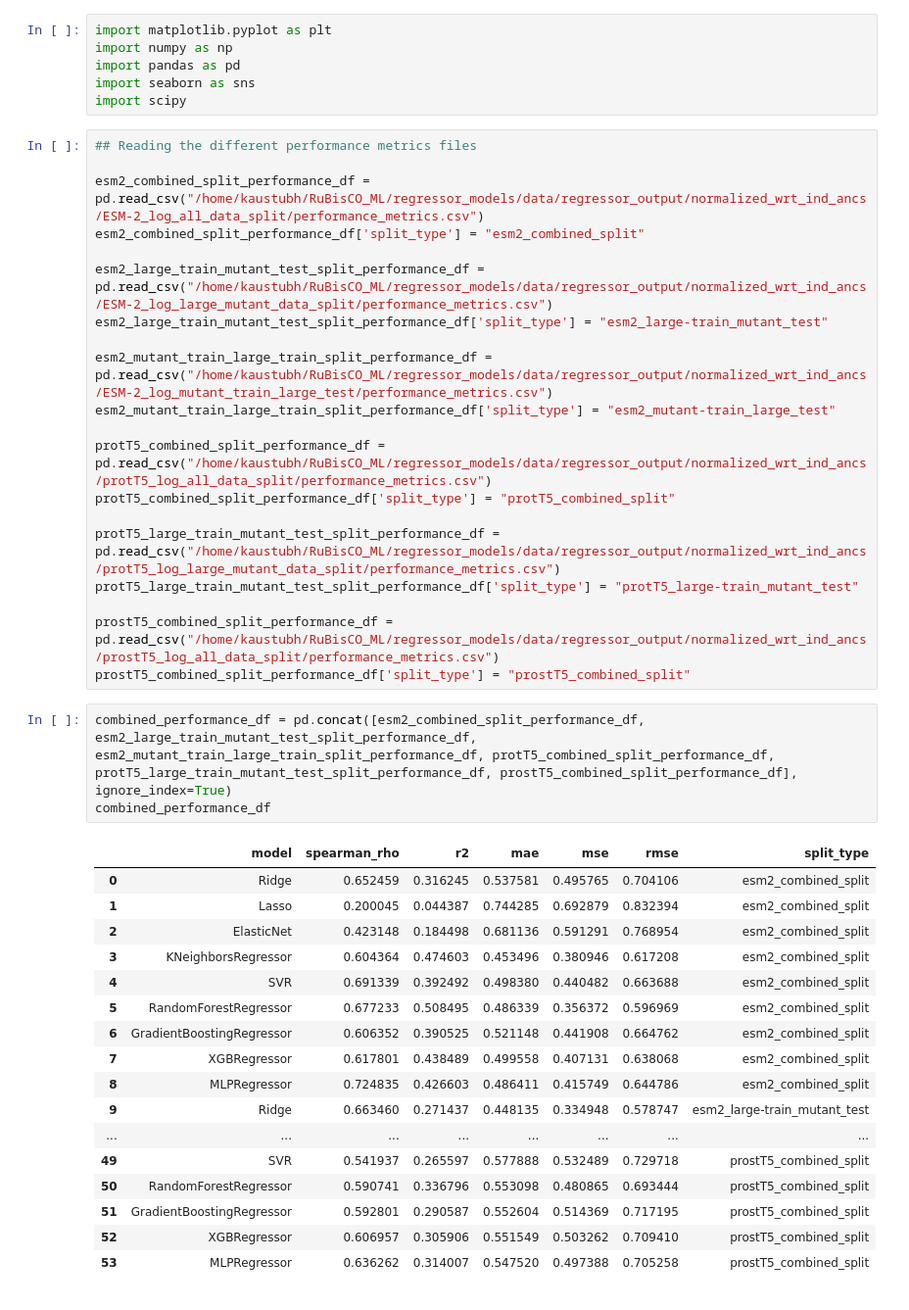
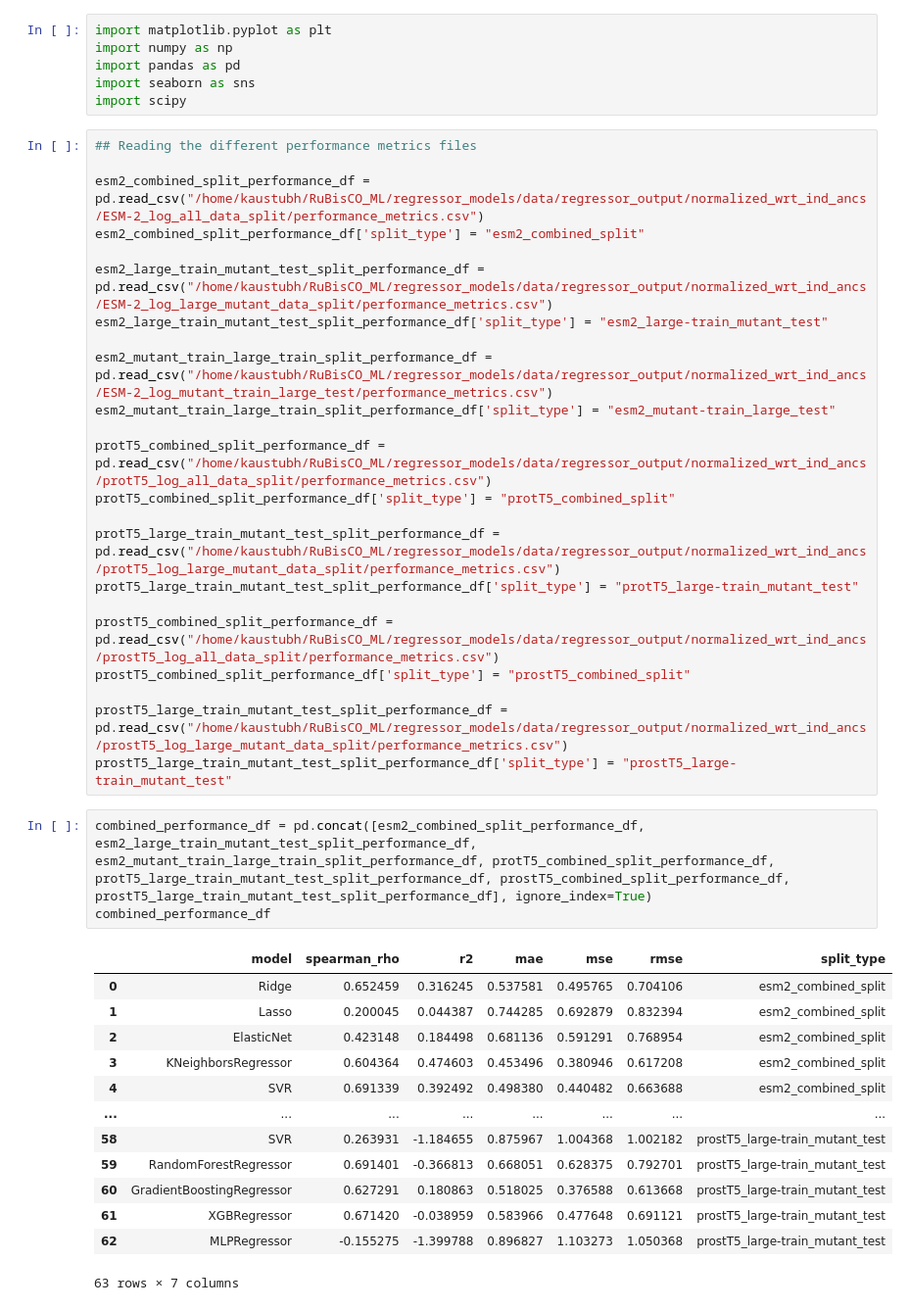
Before and after one commit to kaustubh-amritkar/rubisco_regression_classification, a Jupyter notebook: scripts/comparing_different_model_performance_metrics.ipynb, the cells around one changed output. Shown at 98% size. Drawn from its saved outputs; the diff is of its cells as text.

```diff
--- a/scripts/comparing_different_model_performance_metrics.ipynb
+++ b/scripts/comparing_different_model_performance_metrics.ipynb
@@ -24,27 +24,26 @@ protT5_large_train_mutant_test_split_performance_df['split_type'] = "protT5_larg
 
 prostT5_combined_split_performance_df = pd.read_csv("/home/kaustubh/RuBisCO_ML/regressor_models/data/regressor_output/normalized_wrt_ind_ancs/prostT5_log_all_data_split/performance_metrics.csv")
 prostT5_combined_split_performance_df['split_type'] = "prostT5_combined_split"
+
+prostT5_large_train_mutant_test_split_performance_df = pd.read_csv("/home/kaustubh/RuBisCO_ML/regressor_models/data/regressor_output/normalized_wrt_ind_ancs/prostT5_log_large_mutant_data_split/performance_metrics.csv")
+prostT5_large_train_mutant_test_split_performance_df['split_type'] = "prostT5_large-train_mutant_test"
 # %%
-combined_performance_df = pd.concat([esm2_combined_split_performance_df, esm2_large_train_mutant_test_split_performance_df, esm2_mutant_train_large_train_split_performance_df, protT5_combined_split_performance_df, protT5_large_train_mutant_test_split_performance_df, prostT5_combined_split_performance_df], ignore_index=True)
+combined_performance_df = pd.concat([esm2_combined_split_performance_df, esm2_large_train_mutant_test_split_performance_df, esm2_mutant_train_large_train_split_performance_df, protT5_combined_split_performance_df, protT5_large_train_mutant_test_split_performance_df, prostT5_combined_split_performance_df, prostT5_large_train_mutant_test_split_performance_df], ignore_index=True)
 combined_performance_df
 # %% [output]
 |  | model | spearman_rho | r2 | mae | mse | rmse | split_type |
 | 0 | Ridge | 0.652459 | 0.316245 | 0.537581 | 0.495765 | 0.704106 | esm2_combined_split |
 | 1 | Lasso | 0.200045 | 0.044387 | 0.744285 | 0.692879 | 0.832394 | esm2_combined_split |
 | 2 | ElasticNet | 0.423148 | 0.184498 | 0.681136 | 0.591291 | 0.768954 | esm2_combined_split |
 | 3 | KNeighborsRegressor | 0.604364 | 0.474603 | 0.453496 | 0.380946 | 0.617208 | esm2_combined_split |
 | 4 | SVR | 0.691339 | 0.392492 | 0.498380 | 0.440482 | 0.663688 | esm2_combined_split |
-| 5 | RandomForestRegressor | 0.677233 | 0.508495 | 0.486339 | 0.356372 | 0.596969 | esm2_combined_split |
-| 6 | GradientBoostingRegressor | 0.606352 | 0.390525 | 0.521148 | 0.441908 | 0.664762 | esm2_combined_split |
-| 7 | XGBRegressor | 0.617801 | 0.438489 | 0.499558 | 0.407131 | 0.638068 | esm2_combined_split |
-| 8 | MLPRegressor | 0.724835 | 0.426603 | 0.486411 | 0.415749 | 0.644786 | esm2_combined_split |
-| 9 | Ridge | 0.663460 | 0.271437 | 0.448135 | 0.334948 | 0.578747 | esm2_large-train_mutant_test |
 | ... | ... | ... | ... | ... | ... | ... | ... |
-| 49 | SVR | 0.541937 | 0.265597 | 0.577888 | 0.532489 | 0.729718 | prostT5_combined_split |
-| 50 | RandomForestRegressor | 0.590741 | 0.336796 | 0.553098 | 0.480865 | 0.693444 | prostT5_combined_split |
-| 51 | GradientBoostingRegressor | 0.592801 | 0.290587 | 0.552604 | 0.514369 | 0.717195 | prostT5_combined_split |
-| 52 | XGBRegressor | 0.606957 | 0.305906 | 0.551549 | 0.503262 | 0.709410 | prostT5_combined_split |
-| 53 | MLPRegressor | 0.636262 | 0.314007 | 0.547520 | 0.497388 | 0.705258 | prostT5_combined_split |
+| 58 | SVR | 0.263931 | -1.184655 | 0.875967 | 1.004368 | 1.002182 | prostT5_large-train_mutant_test |
+| 59 | RandomForestRegressor | 0.691401 | -0.366813 | 0.668051 | 0.628375 | 0.792701 | prostT5_large-train_mutant_test |
+| 60 | GradientBoostingRegressor | 0.627291 | 0.180863 | 0.518025 | 0.376588 | 0.613668 | prostT5_large-train_mutant_test |
+| 61 | XGBRegressor | 0.671420 | -0.038959 | 0.583966 | 0.477648 | 0.691121 | prostT5_large-train_mutant_test |
+| 62 | MLPRegressor | -0.155275 | -1.399788 | 0.896827 | 1.103273 | 1.050368 | prostT5_large-train_mutant_test |
+63 rows × 7 columns
 # %%
 combined_performance_df[["model","spearman_rho", "split_type"]]
 # %% [output]
```
Also changed, not shown: parts of 2 cells of this notebook, 1 other file.
